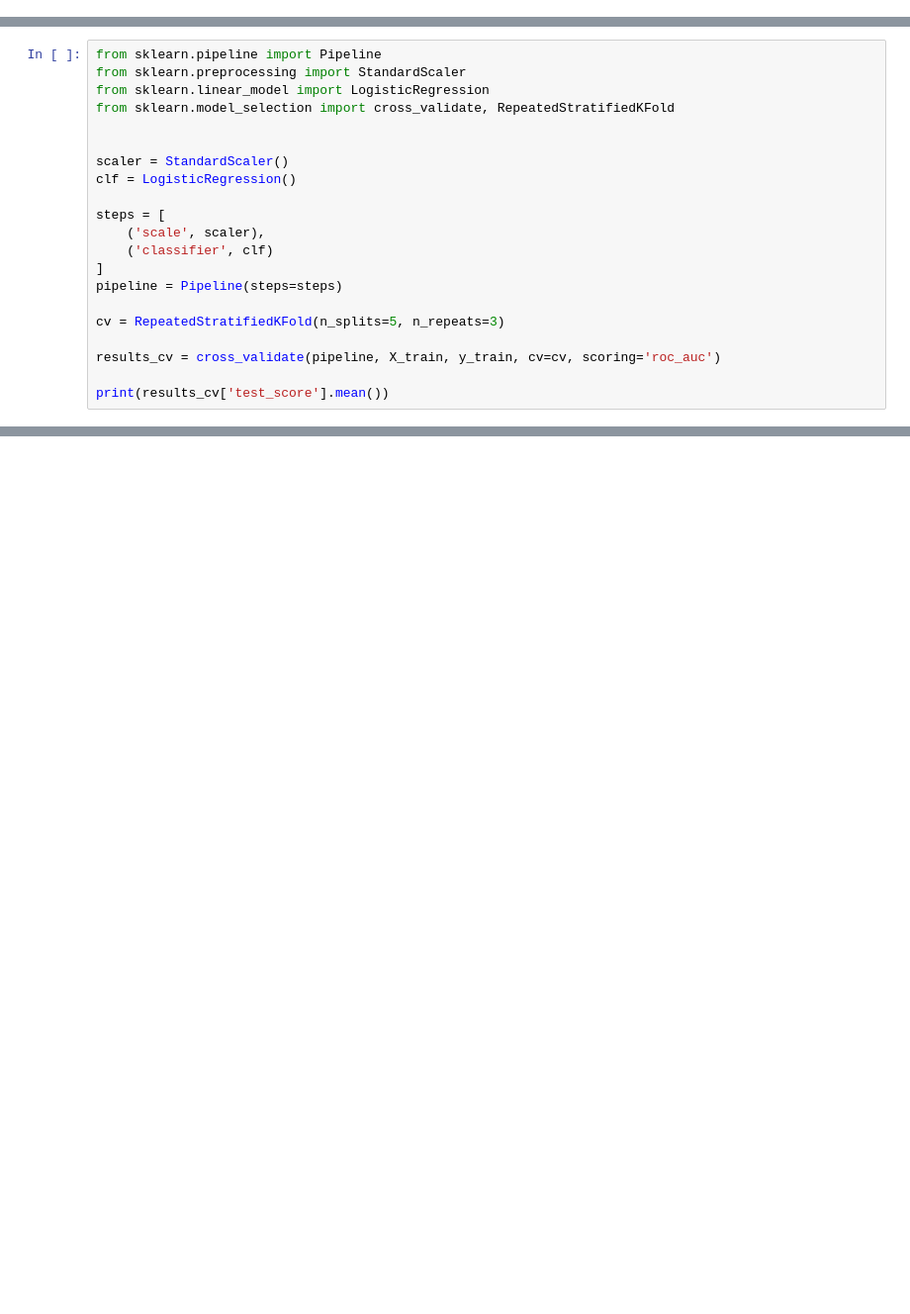
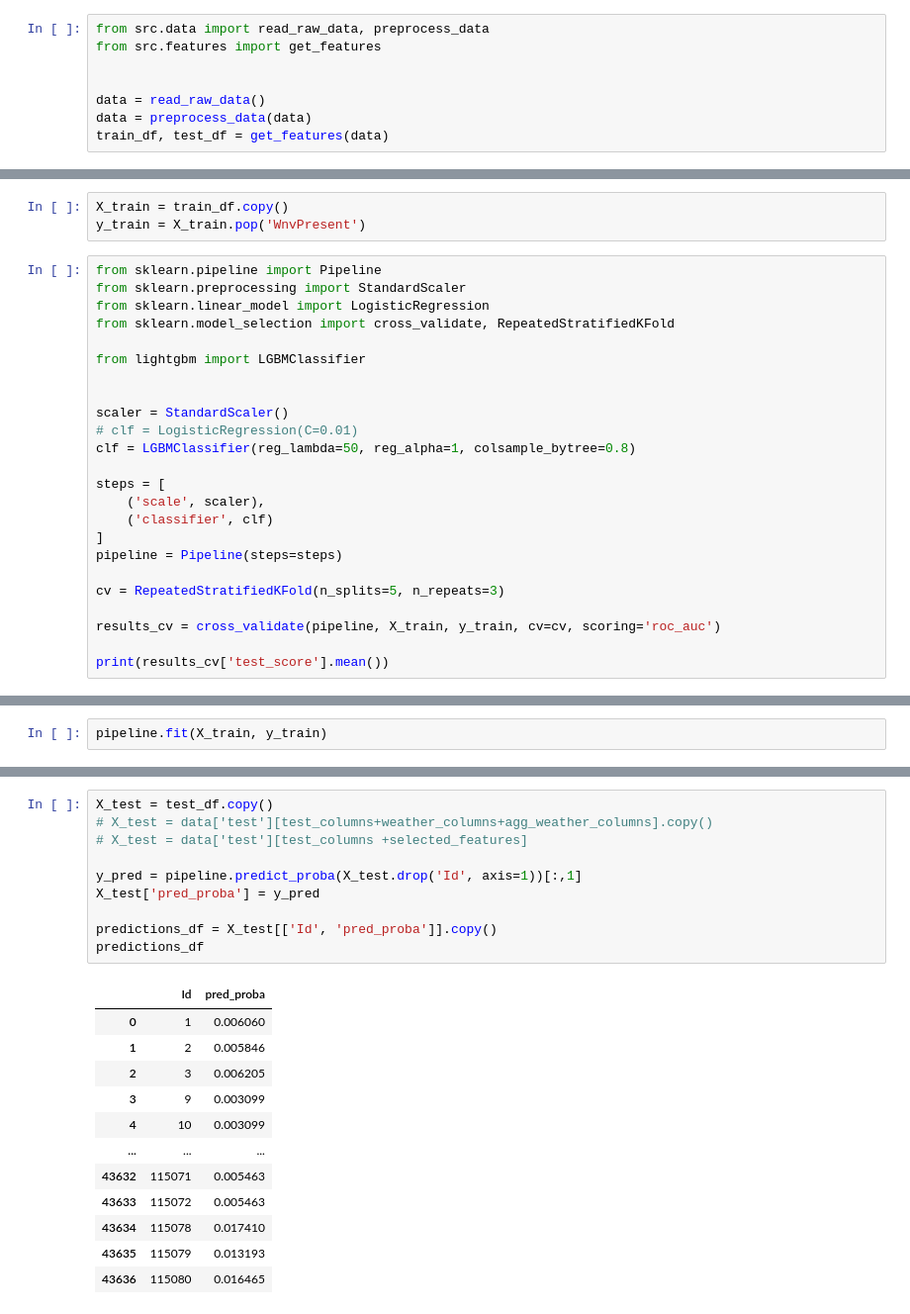
Before and after one commit to AgaZgo/west_nile_virus_prediction, a Jupyter notebook: notebooks/feature_engineering.ipynb, the cells around one changed output, grey strips where cells are left out. Shown at 99% size. Saved outputs shown, nothing was run; the diff lists cells and outputs as text; blank space fills up the shorter version.

```diff
--- a/notebooks/feature_engineering.ipynb
+++ b/notebooks/feature_engineering.ipynb
@@ -69,0 +148,8 @@ y_train = X_train.pop('WnvPresent')
+# %%
+from src.data import read_raw_data, preprocess_data
+from src.features import get_features
+
+
+data = read_raw_data()
+data = preprocess_data(data)
+train_df, test_df = get_features(data)
@@ -70,12 +162,18 @@ y_train = X_train.pop('WnvPresent')
+# %%
+X_train = train_df.copy()
+y_train = X_train.pop('WnvPresent')
 # %%
 from sklearn.pipeline import Pipeline
 from sklearn.preprocessing import StandardScaler
 from sklearn.linear_model import LogisticRegression
 from sklearn.model_selection import cross_validate, RepeatedStratifiedKFold
 
+from lightgbm import LGBMClassifier
+
 
 scaler = StandardScaler()
-clf = LogisticRegression()
+# clf = LogisticRegression(C=0.01)
+clf = LGBMClassifier(reg_lambda=50, reg_alpha=1, colsample_bytree=0.8)
 
 steps = [
     ('scale', scaler),
@@ -92,0 +207,2 @@ print(results_cv['test_score'].mean())
+# %%
+pipeline.fit(X_train, y_train)
@@ -92,0 +222,23 @@ print(results_cv['test_score'].mean())
+# %%
+X_test = test_df.copy()
+# X_test = data['test'][test_columns+weather_columns+agg_weather_columns].copy()
+# X_test = data['test'][test_columns +selected_features]
+
+y_pred = pipeline.predict_proba(X_test.drop('Id', axis=1))[:,1]
+X_test['pred_proba'] = y_pred
+
+predictions_df = X_test[['Id', 'pred_proba']].copy()
+predictions_df
+# %% [output]
+|  | Id | pred_proba |
+| 0 | 1 | 0.006060 |
+| 1 | 2 | 0.005846 |
+| 2 | 3 | 0.006205 |
+| 3 | 9 | 0.003099 |
+| 4 | 10 | 0.003099 |
+| ... | ... | ... |
+| 43632 | 115071 | 0.005463 |
+| 43633 | 115072 | 0.005463 |
+| 43634 | 115078 | 0.017410 |
+| 43635 | 115079 | 0.013193 |
+| 43636 | 115080 | 0.016465 |
```
Also changed, not shown: parts of 25 cells of this notebook, 3 other files.
